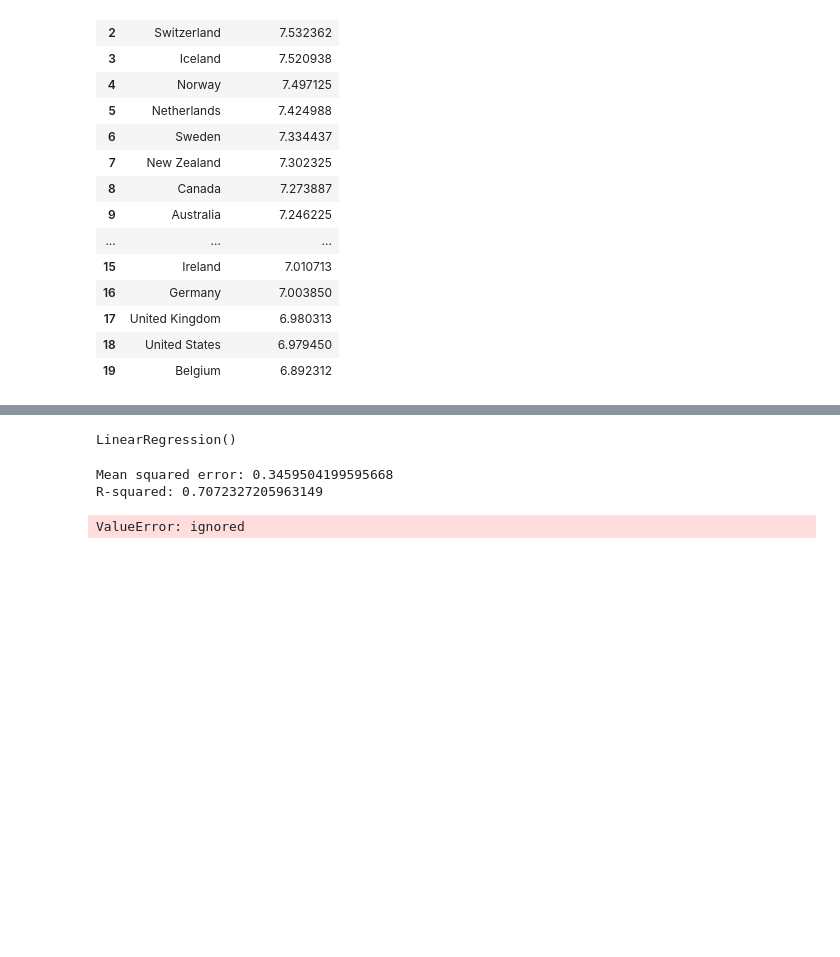
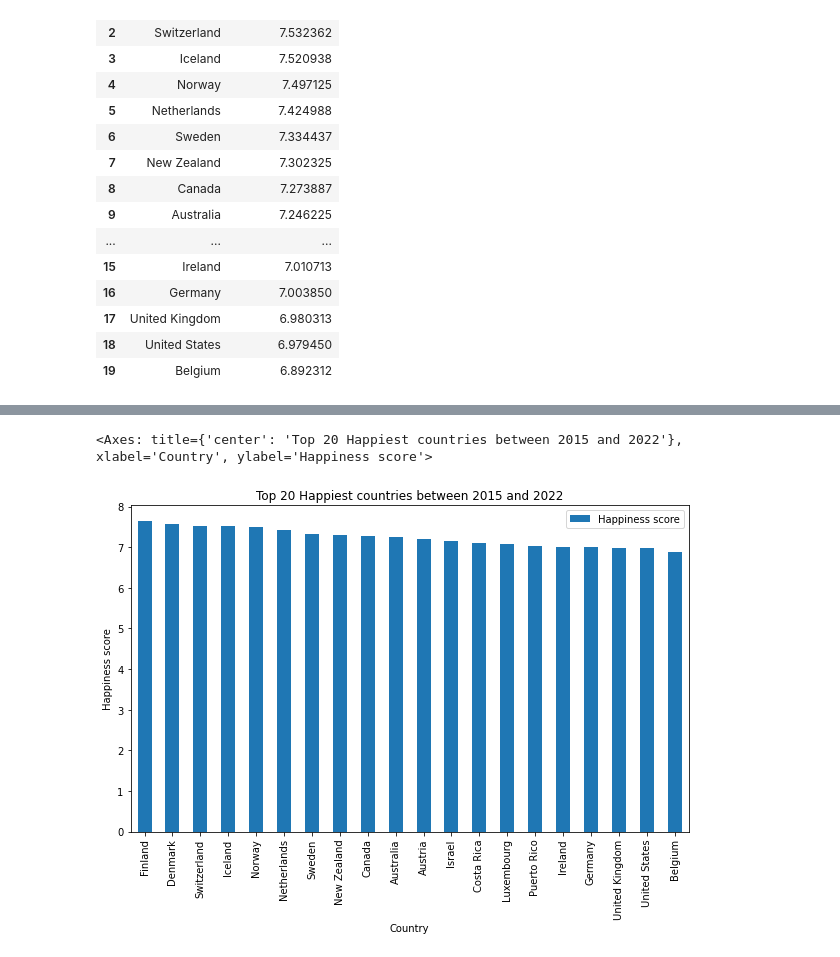
Before and after one commit to dileepadrd/project_2, a Jupyter notebook: Project2_Happyness_report.ipynb, the cells around one changed output, grey strips where cells are left out. Drawn from its saved outputs; the diff is of its cells as text; code cells hidden in the pictures; blank space fills up the shorter version.

```diff
--- a/Project2_Happyness_report.ipynb
+++ b/Project2_Happyness_report.ipynb
@@ -827,6 +261,0 @@ X_train, X_test, y_train, y_test = train_test_split(X, y, test_size=0.2, random_
-# %%
-# Define the linear regression model and fit to the training data
-lr_model = LinearRegression()
-lr_model.fit(X_train, y_train)
-# %% [output]
-LinearRegression()
@@ -838,12 +262,7 @@ r2 = r2_score(y_test, y_pred)
-# %%
-print('Mean squared error:', mse)
-print('R-squared:', r2)
-
-# Use the model to predict happiness score for new data
-new_data = pd.DataFrame({'GDP per capita': [1.2], 'Healthy life expectancy': [0.8], 'Freedom': [0.6], 'Perceptions of corruption': [0.1], 'Generosity': [0.2]})
-new_pred = lr_model.predict(new_data)
-print('Predicted happiness score:', new_pred)
-# %% [output]
-Mean squared error: 0.3459504199595668
-R-squared: 0.7072327205963149
-ValueError: ignored
+# %%
+# Show
+top_20_countries_df.plot(kind='bar', x='Country name',title='Top 20 Happiest countries between 2015 and 2022',
+                          xlabel='Country', ylabel='Happiness score', figsize=(10,6))
+# %% [output]
+<Axes: title={'center': 'Top 20 Happiest countries between 2015 and 2022'}, xlabel='Country', ylabel='Happiness score'>
+[figure, added]
```
Also changed, not shown: parts of 64 cells of this notebook, 1 other file.
